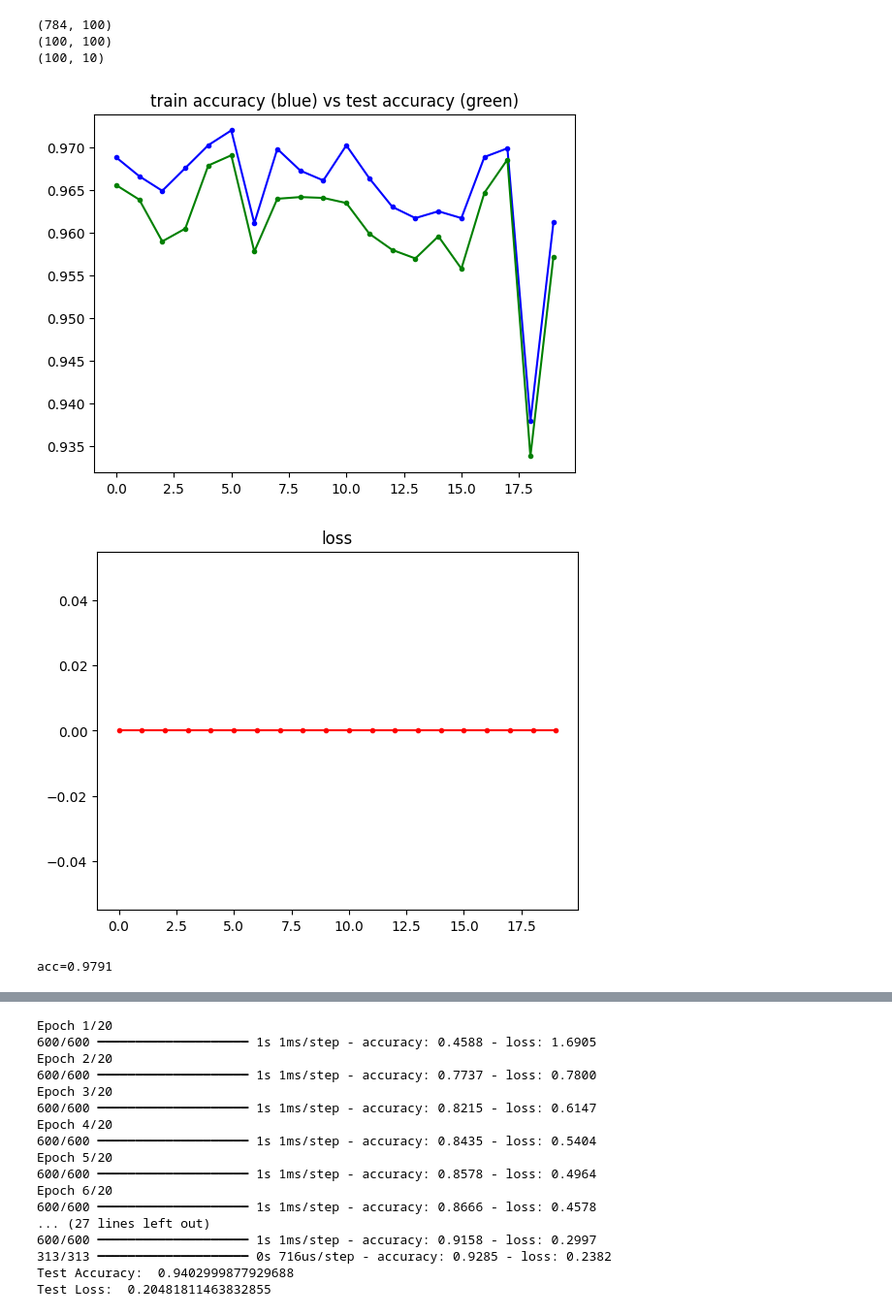
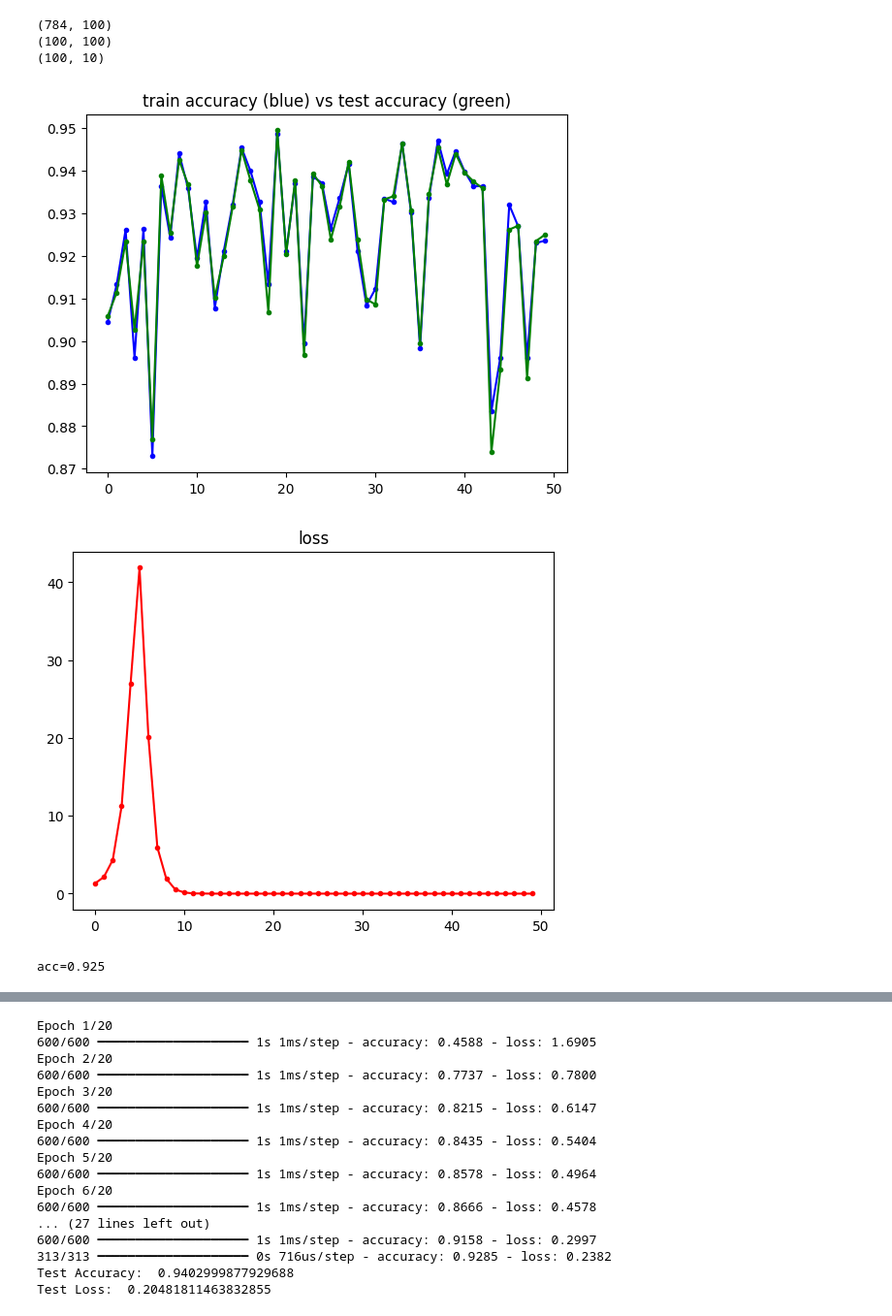
Before and after one commit to YorKnEz/rn-lab, a Jupyter notebook: hw03/main.ipynb, the cells around one changed output, grey strips where cells are left out. Shown at 97% size. Cells and saved outputs as stored; diff of their text form; code cells hidden in the pictures.

Commit message:
hw03 - add momentum

```diff
--- a/hw03/main.ipynb
+++ b/hw03/main.ipynb
@@ -40,7 +40,7 @@ class Layer:
         """Y is the layer before the current one (from left-to-right)."""
         pass
 
-    def backward(self, dy, learn_rate):
+    def backward(self, dy, learn_rate, momentum=0.0):
         """Backward propagate the current layer.
 
         Params are the dy of the layer after this one and the learning rate."""
@@ -71,7 +71,7 @@ class Network:
         for layer in self.layers:
             print(layer.get_shape())
 
-    def __train(self, x, t, learn_rate):
+    def __train(self, x, t, learn_rate, momentum):
         # forward propagation
         y = x.T  # the outputs of all the layers
 
@@ -86,7 +86,7 @@ class Network:
         dy = y - t.T  # gradient of cross entropy + softmax
 
         for layer in reversed(self.layers):
-            dy = layer.backward(dy, learn_rate)
+            dy = layer.backward(dy, learn_rate, momentum)
 
         return loss
 
@@ -97,6 +97,7 @@ class Network:
         learn_rate=1,
         epochs=1,
         batch_size=1,
+        momentum=0.0,
         test_x=None,
         test_t=None,
     ):
@@ -116,7 +117,7 @@ class Network:
             for batch_input, batch_labels in zip(
                 np.array_split(train_x, splits), np.array_split(train_t, splits)
             ):
-                loss += self.__train(batch_input, batch_labels, learn_rate)
+                loss += self.__train(batch_input, batch_labels, learn_rate, momentum)
 
             # get average loss for whole train data
             loss = loss / splits
@@ -175,6 +176,7 @@ class Dense(Layer):
     def __init__(self, perceptrons, activation, input_size: int | None = None):
         """Softmax activation should be used only if the layer is the last one in the network, otherwise things will break."""
         self.state = None  # used for memorizing input data of forward in order to use it on backward
+        self.old_deltas = (0.0, 0.0) # used for momentum
         self.biases = None
         self.weights = None
         self.perceptrons = perceptrons
@@ -203,7 +205,7 @@ class Dense(Layer):
         # apply activation on each row of the weighted sums
         return np.apply_along_axis(self.activation, axis=0, arr=y_tilde)
 
-    def backward(self, dy, learn_rate):
+    def backward(self, dy, learn_rate, momentum=0.0):
         # recall the y of previous layer and unactivated y of current layer
         y_prev, y_tilde = self.state
         dy_tilde = dy.copy()
@@ -215,15 +217,19 @@ class Dense(Layer):
             dy_tilde[y_tilde < 0] = 0
 
         # compute gradients for weights and biases
-        dw = dy_tilde @ y_prev.T
-        db = dy_tilde.sum(axis=1).reshape(-1, 1)
+        old_dw, old_db = self.old_deltas
+
+        dw = momentum * old_dw + learn_rate * dy_tilde @ y_prev.T
+        db = momentum * old_db + learn_rate * dy_tilde.sum(axis=1).reshape(-1, 1)
 
         # compute gradient of previous layer in the chain
         dy_prev = self.weights.T @ dy_tilde
 
         # update current layer weights and biases
-        self.weights -= learn_rate * dw
-        self.biases -= learn_rate * db
+        self.weights -= dw
+        self.biases -= db
+
+        self.old_deltas = dw, db
 
         return dy_prev
 
@@ -252,37 +258,36 @@ class Dropout(Layer):
         mask = (np.random.uniform(size=y.shape) < self.keep_rate) / self.keep_rate
         return y * mask
 
-    def backward(self, dy, learn_rate):
+    def backward(self, dy, learn_rate, momentum=0.0):
         # do nothing at this step
         return dy
 # %%
 network = Network()
 
 # network.add(Dense(10, activation=softmax, input_size=784))
 
 network.add(Dense(100, activation=relu, input_size=784))
-# network.add(Dropout(0.3))
+network.add(Dropout(0.3))
 network.add(Dense(10, activation=softmax))
 
 network.summary()
+
+network.train(
+    train_X,
+    train_Y,
+    learn_rate=0.01,
+    epochs=50,
+    batch_size=100,
+    momentum=0.3,
+    test_x=test_X,
+    test_t=test_Y,
+)
+
+print(f"acc={network.test(test_X, test_Y)}")
 # %% [output]
 (784, 100)
 (100, 100)
 (100, 10)
+[figure, added]
+[figure, added]
+acc=0.925
-# %%
-network.train(
-    train_X,
-    train_Y,
-    learn_rate=0.01,
-    epochs=20,
-    batch_size=100,
-    test_x=test_X,
-    test_t=test_Y,
-)
-# %% [output]
-[figure, removed]
-[figure, removed]
-# %%
-print(f"acc={network.test(test_X, test_Y)}")
-# %% [output]
-acc=0.9791
```
Also changed, not shown: parts of 2 cells of this notebook.
